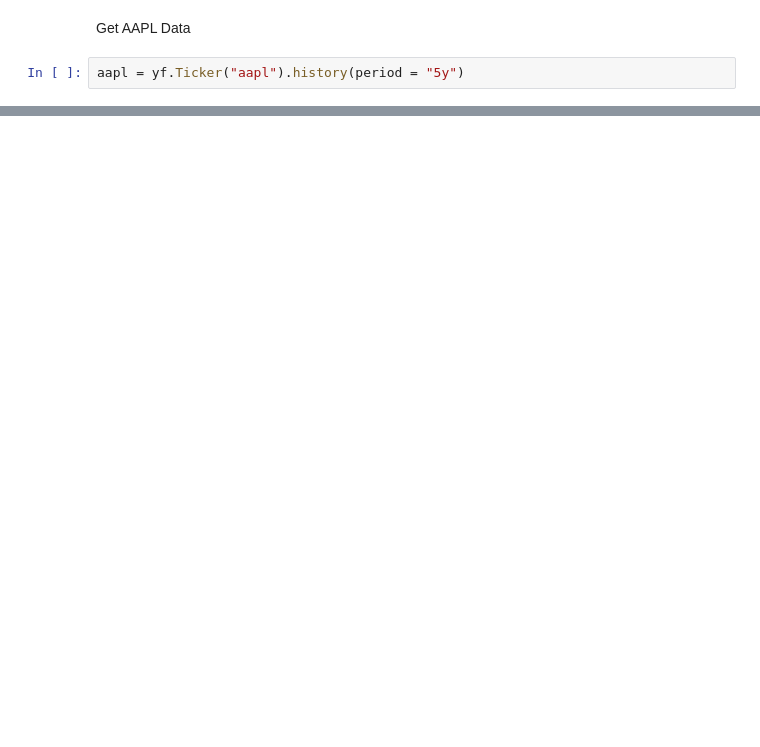
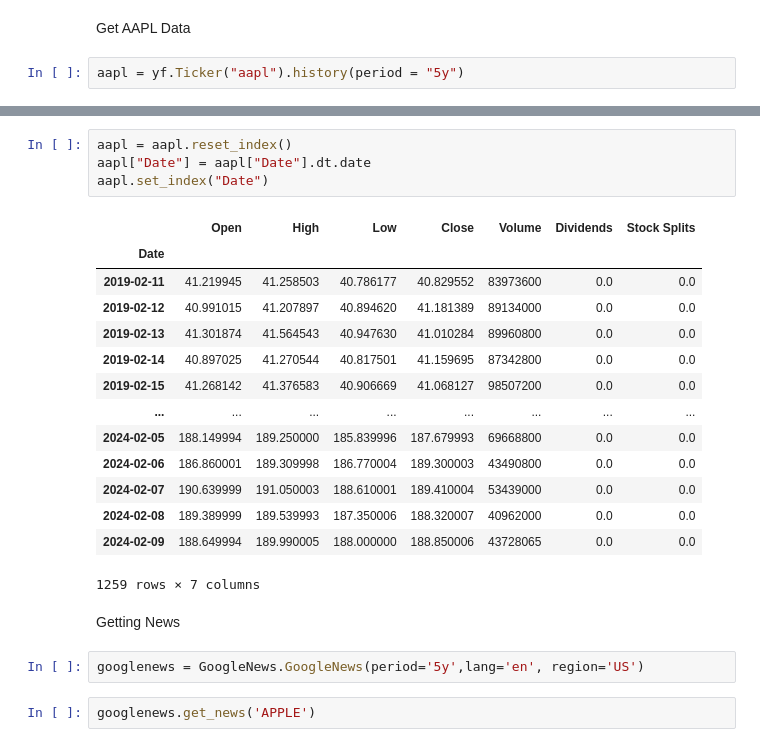
Before and after one commit to amanguptaBay/GPT-Prediciton, a Jupyter notebook: start.ipynb, the cells around one changed output, grey strips where cells are left out. Cells and saved outputs as stored; diff of their text form; blank space fills up the shorter version.

```diff
--- a/start.ipynb
+++ b/start.ipynb
@@ -46,0 +20,25 @@ seaborn.lineplot(data = aapl, x = "Date", y = "Close")
+# %%
+aapl = aapl.reset_index()
+aapl["Date"] = aapl["Date"].dt.date
+aapl.set_index("Date")
+# %% [output]
+|  | Open | High | Low | Close | Volume | Dividends | Stock Splits |
+| Date |  |  |  |  |  |  |  |
+| 2019-02-11 | 41.219945 | 41.258503 | 40.786177 | 40.829552 | 83973600 | 0.0 | 0.0 |
+| 2019-02-12 | 40.991015 | 41.207897 | 40.894620 | 41.181389 | 89134000 | 0.0 | 0.0 |
+| 2019-02-13 | 41.301874 | 41.564543 | 40.947630 | 41.010284 | 89960800 | 0.0 | 0.0 |
+| 2019-02-14 | 40.897025 | 41.270544 | 40.817501 | 41.159695 | 87342800 | 0.0 | 0.0 |
+| 2019-02-15 | 41.268142 | 41.376583 | 40.906669 | 41.068127 | 98507200 | 0.0 | 0.0 |
+| ... | ... | ... | ... | ... | ... | ... | ... |
+| 2024-02-05 | 188.149994 | 189.250000 | 185.839996 | 187.679993 | 69668800 | 0.0 | 0.0 |
+| 2024-02-06 | 186.860001 | 189.309998 | 186.770004 | 189.300003 | 43490800 | 0.0 | 0.0 |
+| 2024-02-07 | 190.639999 | 191.050003 | 188.610001 | 189.410004 | 53439000 | 0.0 | 0.0 |
+| 2024-02-08 | 189.389999 | 189.539993 | 187.350006 | 188.320007 | 40962000 | 0.0 | 0.0 |
+| 2024-02-09 | 188.649994 | 189.990005 | 188.000000 | 188.850006 | 43728065 | 0.0 | 0.0 |
+1259 rows × 7 columns
+# %% [markdown]
+Getting News
+# %%
+googlenews = GoogleNews.GoogleNews(period='5y',lang='en', region='US')
+# %%
+googlenews.get_news('APPLE')
```
Also changed, not shown: parts of 9 cells of this notebook.
